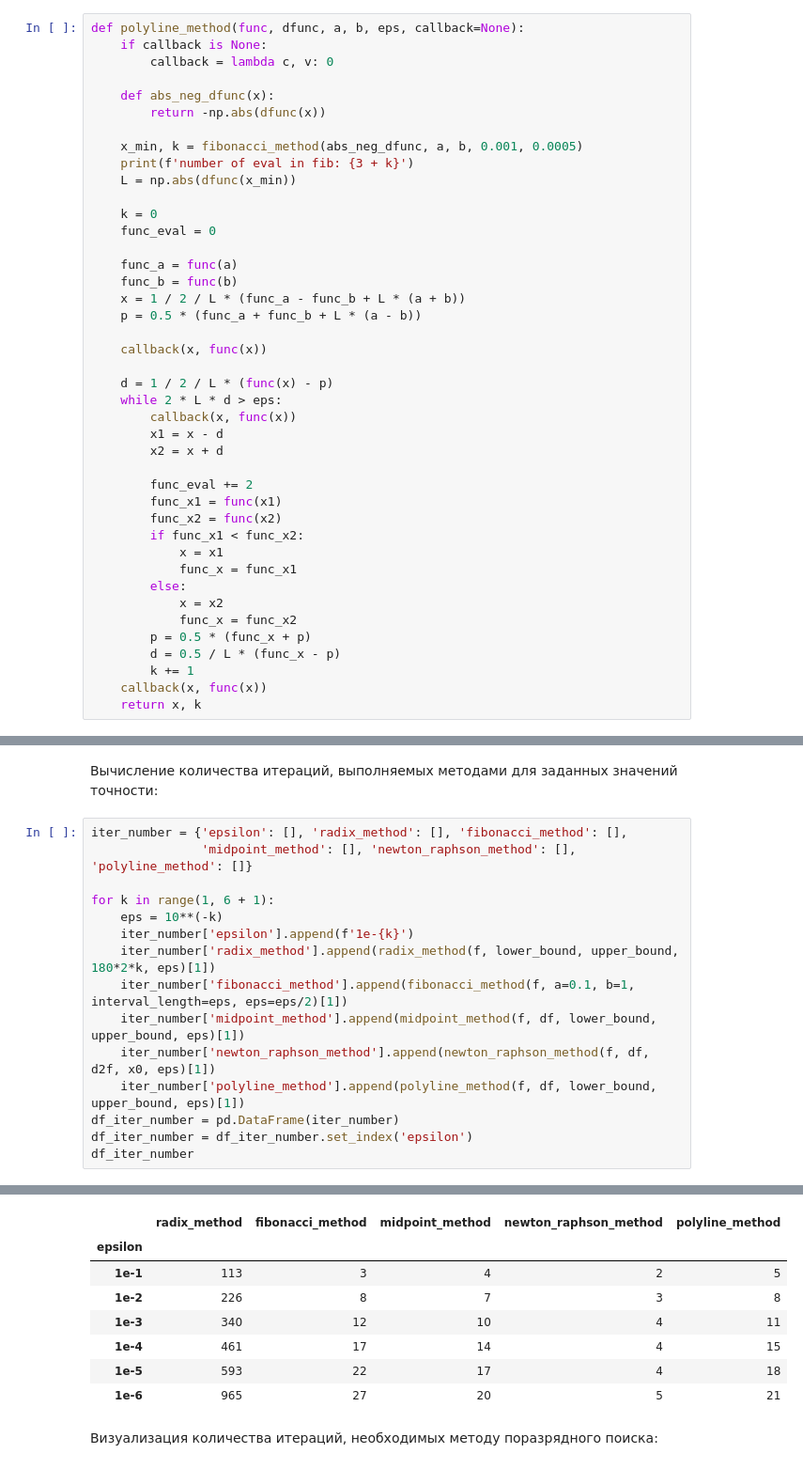
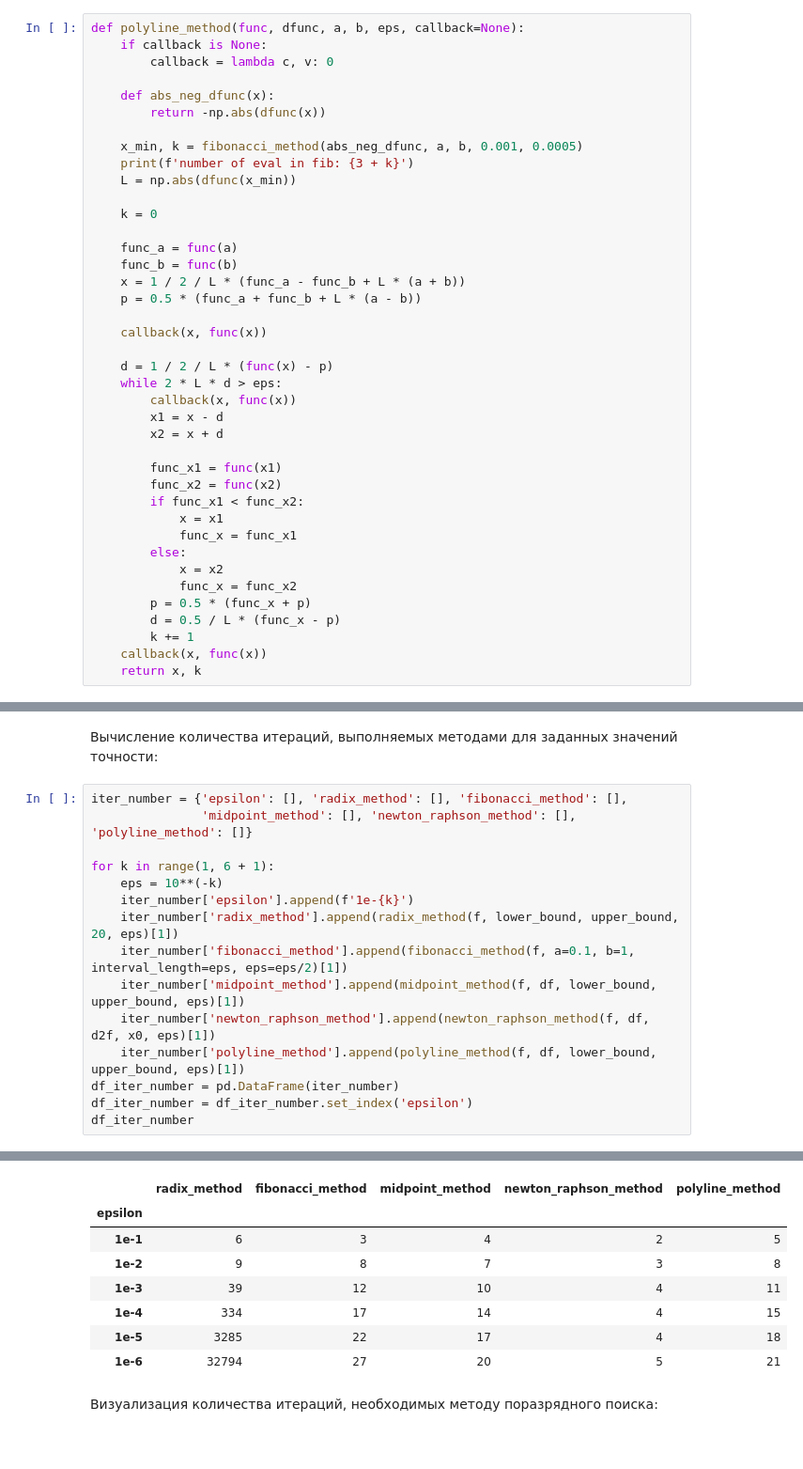
Before and after one commit to vitamin1312/Optimization, a Jupyter notebook: Lab1.ipynb, the cells around one changed output, grey strips where cells are left out. Shown at 94% size. Cells and saved outputs as stored; diff of their text form.

```diff
--- a/Lab1.ipynb
+++ b/Lab1.ipynb
@@ -360,7 +357,6 @@ def polyline_method(func, dfunc, a, b, eps, callback=None):
     L = np.abs(dfunc(x_min))
 
     k = 0
-    func_eval = 0
 
     func_a = func(a)
     func_b = func(b)
@@ -375,7 +371,6 @@ def polyline_method(func, dfunc, a, b, eps, callback=None):
         x1 = x - d
         x2 = x + d
 
-        func_eval += 2
         func_x1 = func(x1)
         func_x2 = func(x2)
         if func_x1 < func_x2:
@@ -396,33 +391,33 @@ def polyline_method(func, dfunc, a, b, eps, callback=None):
 # %%
 iter_number = {'epsilon': [], 'radix_method': [], 'fibonacci_method': [],
                'midpoint_method': [], 'newton_raphson_method': [], 'polyline_method': []}
 
 for k in range(1, 6 + 1):
     eps = 10**(-k)
     iter_number['epsilon'].append(f'1e-{k}')
-    iter_number['radix_method'].append(radix_method(f, lower_bound, upper_bound, 180*2*k, eps)[1])
+    iter_number['radix_method'].append(radix_method(f, lower_bound, upper_bound, 20, eps)[1])
     iter_number['fibonacci_method'].append(fibonacci_method(f, a=0.1, b=1, interval_length=eps, eps=eps/2)[1])
     iter_number['midpoint_method'].append(midpoint_method(f, df, lower_bound, upper_bound, eps)[1])
     iter_number['newton_raphson_method'].append(newton_raphson_method(f, df, d2f, x0, eps)[1])
     iter_number['polyline_method'].append(polyline_method(f, df, lower_bound, upper_bound, eps)[1])
 df_iter_number = pd.DataFrame(iter_number)
 df_iter_number = df_iter_number.set_index('epsilon')
 df_iter_number
 # %% [output]
 number of eval in fib: 15
 number of eval in fib: 15
 number of eval in fib: 15
 number of eval in fib: 15
 number of eval in fib: 15
 number of eval in fib: 15
 |  | radix_method | fibonacci_method | midpoint_method | newton_raphson_method | polyline_method |
 | epsilon |  |  |  |  |  |
-| 1e-1 | 113 | 3 | 4 | 2 | 5 |
-| 1e-2 | 226 | 8 | 7 | 3 | 8 |
-| 1e-3 | 340 | 12 | 10 | 4 | 11 |
-| 1e-4 | 461 | 17 | 14 | 4 | 15 |
-| 1e-5 | 593 | 22 | 17 | 4 | 18 |
-| 1e-6 | 965 | 27 | 20 | 5 | 21 |
+| 1e-1 | 6 | 3 | 4 | 2 | 5 |
+| 1e-2 | 9 | 8 | 7 | 3 | 8 |
+| 1e-3 | 39 | 12 | 10 | 4 | 11 |
+| 1e-4 | 334 | 17 | 14 | 4 | 15 |
+| 1e-5 | 3285 | 22 | 17 | 4 | 18 |
+| 1e-6 | 32794 | 27 | 20 | 5 | 21 |
 # %% [markdown]
 Визуализация количества итераций, необходимых методу поразрядного поиска:
 # %%
```
Also changed, not shown: parts of 14 cells of this notebook.
